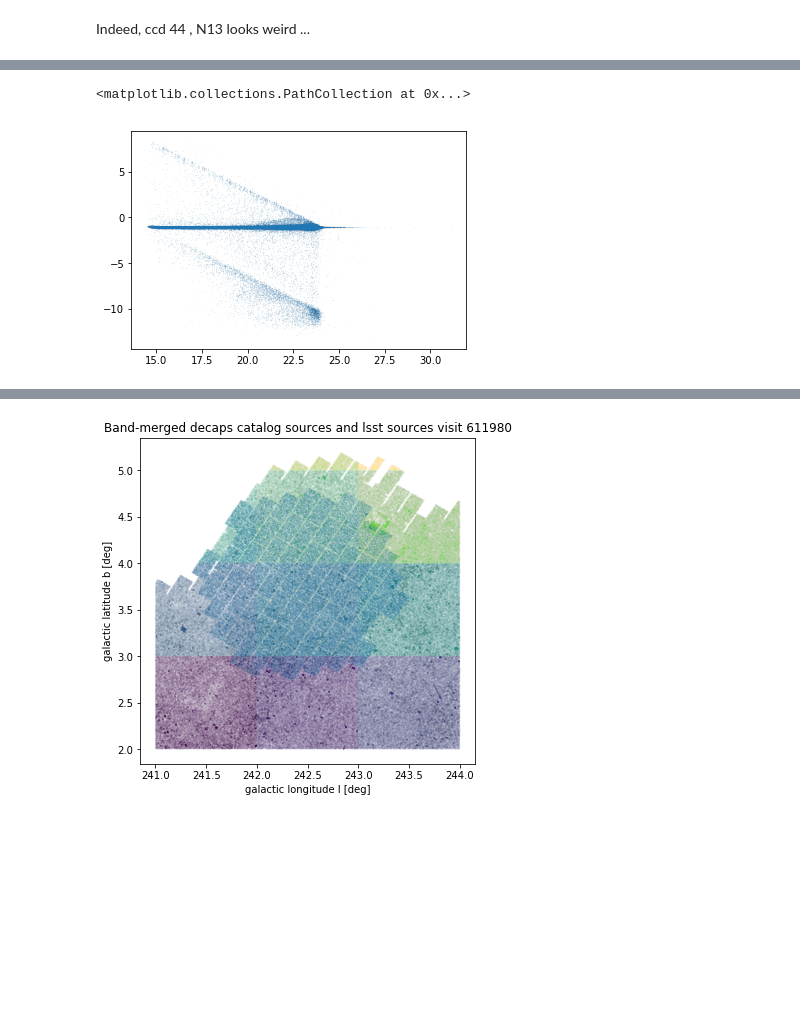
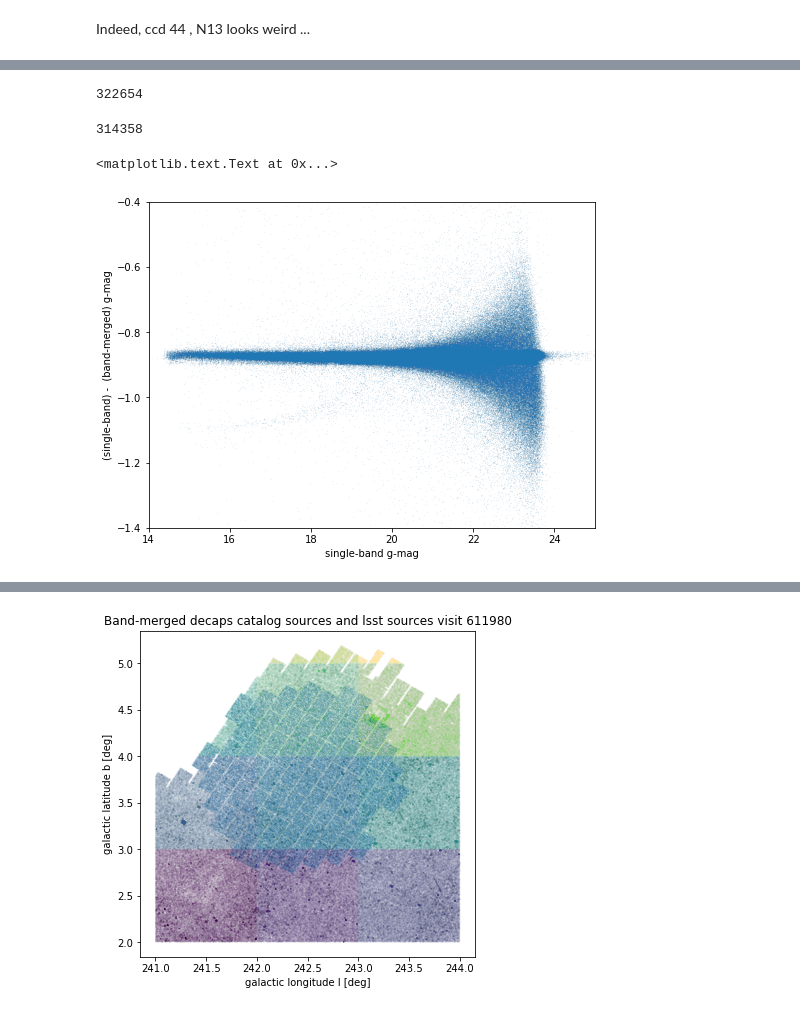
Before and after one commit to suberlak/crowded_fields, a Jupyter notebook: code/Decaps_LSST_pipeline.ipynb, the cells around one changed output, grey strips where cells are left out. Saved outputs shown, nothing was run; the diff lists cells and outputs as text; code cells hidden in the pictures; blank space fills up the shorter version.

Commit message:
including the image comparison....

```diff
--- a/code/Decaps_LSST_pipeline.ipynb
+++ b/code/Decaps_LSST_pipeline.ipynb
@@ -426,7 +475,7 @@ def process_src_ccd(outDir, visit, i):
     idx, d2d, d3d = decam_coord.match_to_catalog_sky(lsst_coord)
 
     # stack the two catalogs
-    lsst_decam= hstack([ccd_decaps_cat ,ccd_data_good[idx]],
+    decam_to_lsst= hstack([ccd_decaps_cat ,ccd_data_good[idx]],
                    table_names=['decam','lsst']  )
 
     print('There are %d decaps sources  and %d lsst sources.'%(len(decam_coord),
@@ -438,9 +487,9 @@ def process_src_ccd(outDir, visit, i):
     mask_arcsec = d2d.arcsec < cut_arcsec
 
     # matches within 0.5 mag from one another ...
-    lsst_decam['dmag'] = lsst_decam['lsst_mag'] - lsst_decam['decaps_mag']
+    decam_to_lsst['dmag'] = decam_to_lsst['lsst_mag'] - decam_to_lsst['decaps_mag']
     cut_mag = 0.5
-    mask_mag = abs(lsst_decam['dmag'].data) < cut_mag
+    mask_mag = abs(decam_to_lsst['dmag'].data) < cut_mag
     mask_comb  = mask_arcsec * mask_mag
 
 
@@ -455,25 +504,25 @@ def process_src_ccd(outDir, visit, i):
 
     # make  a smaller table with only 'good matches',
     # keeping only the magnitudes..
-    # matched =  lsst_decam[mask_comb][['lsst_mag', 'decaps_mag']]
+    # matched =  decam_to_lsst[mask_comb][['lsst_mag', 'decaps_mag']]
 
 
     # Using the original table, make a column to flag which
     # decaps srcs have a good lsst match
 
     # Initialize with zeros
-    lsst_decam['lsst_match'] = 0
+    decam_to_lsst['lsst_match'] = 0
 
     # Set to 1 only where the match is good, i.e. fulfills the combined selection masks
-    lsst_decam['lsst_match'][mask_comb] = 1
+    decam_to_lsst['lsst_match'][mask_comb] = 1
 
     # Plot completeness ...
     bins = np.arange(12,24,0.25)
 
-    stat_mag = bs(lsst_decam['decaps_mag'], lsst_decam['decaps_mag'] , bins =bins ,
+    stat_mag = bs(decam_to_lsst['decaps_mag'], decam_to_lsst['decaps_mag'] , bins =bins ,
               statistic='count')
 
-    stat_count = bs(lsst_decam['decaps_mag'], lsst_decam['lsst_match'] , bins =bins ,
+    stat_count = bs(decam_to_lsst['decaps_mag'], decam_to_lsst['lsst_match'] , bins =bins ,
               statistic=np.sum)
 
     decaps_count = stat_mag.statistic[1:]
@@ -498,7 +547,7 @@ def process_src_ccd(outDir, visit, i):
     # single out only those decals that have a good lsst match,
     # so that we can plot the counts of lsst along the magnitude
     # of matched decals source...
-    matched =  lsst_decam[mask_comb][['lsst_mag', 'decaps_mag']]
+    matched =  decam_to_lsst[mask_comb][['lsst_mag', 'decaps_mag']]
     stat_lsst = bs(  matched['decaps_mag'], matched['lsst_mag'] , bins = bins ,
                  statistic = 'count' )
 
@@ -939,0 +1005,7 @@ good_catalogs
+# %%
+x_px_scale = image_hdu[0].header['PIXSCAL1']  # arcsec / pixel
+y_px_scale = image_hdu[0].header['PIXSCAL2']
+print(x_px_scale)
+print(y_px_scale)
+
+from astropy import wcs
@@ -1040,7 +1764,25 @@ single_band = hstack([ccd_decaps_stack,decaps_stack[idx]], table_names=['single'
+# %%
+#add a new column...
+single_band['d2d_arcsec'] = d2d.arcsec
+# %%
+len(m)
+# %% [output]
+322654
+# %%
+# Select those sources that have position within 0.5 arcsec ...
+m = single_band['d2d_arcsec'] < 0.5
+np.sum(m)
+# %% [output]
+314358
 # %%
 # Merge the two catalogs by ra,dec , plot the magnitude difference :
-
-plt.scatter(single_band['g'], single_band['decaps_mag'] - single_band['g'], s=0.001)
+dmag = single_band['decaps_mag'][m] - single_band['g'][m]
+fig,ax = plt.subplots(1,1,figsize=(8,6))
+ax.scatter(single_band['g'][m], dmag, s=0.001)
+ax.set_ylim(-1.4,-0.4)
+ax.set_xlim(14,25)
+ax.set_xlabel('single-band g-mag')
+ax.set_ylabel('(single-band) -  (band-merged) g-mag')
 # %% [output]
-<matplotlib.collections.PathCollection at 0x...>
+<matplotlib.text.Text at 0x...>
-[figure, old version]
+[figure, new version]
```
Also changed, not shown: parts of 101 cells of this notebook.
